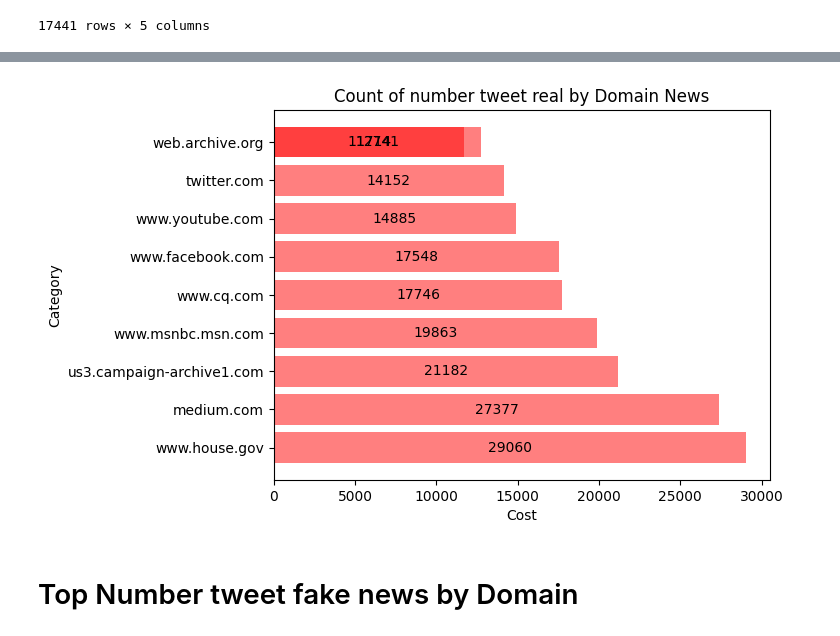
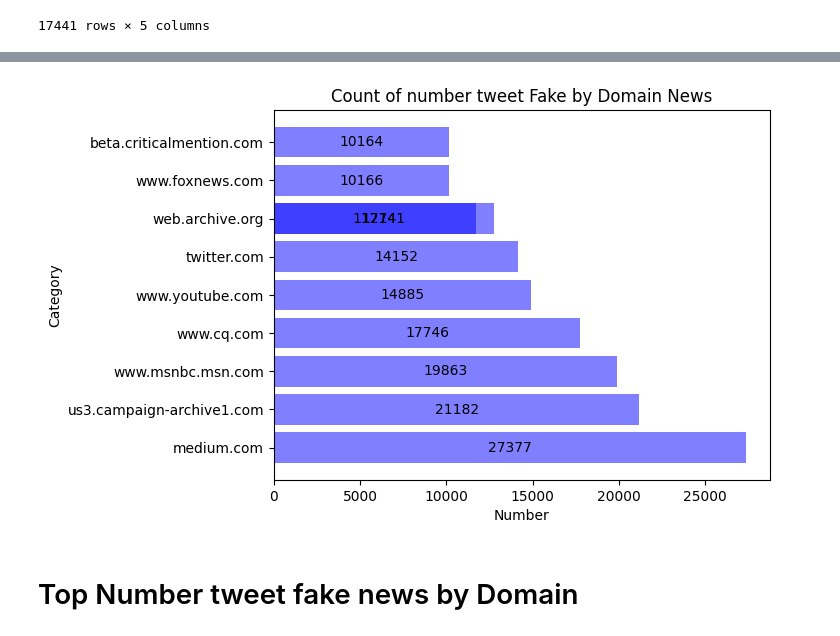
Before and after one commit to randoago/FakeNewsAnalysis, a Jupyter notebook: fakenews-analysis-randomforest.ipynb, the cells around one changed output, grey strips where cells are left out. Drawn from its saved outputs; the diff is of its cells as text; code cells hidden in the pictures.

```diff
--- a/fakenews-analysis-randomforest.ipynb
+++ b/fakenews-analysis-randomforest.ipynb
@@ -281,4 +281,4 @@ df_tweet_real
 | 10769 | John Cena and Nikki Bella tease s... | https://www.dailymail.co.uk/tvsho... | www.dailymail.co.uk | 0 | 1 |
 17441 rows × 5 columns
 # %%
-df_tweet_real = df_tweet_real.head(20)
+df_tweet_real = df_tweet_real.head(10)
@@ -285,14 +299,14 @@ df_tweet_real = df_tweet_real.head(20)
 # %%
 # First make a subplot, so that axes is available containing the function bar_label.
 fig, ax = plt.subplots()
-g=ax.barh(df_tweet_top['source_domain'],df_tweet_top['tweet_num'],color='red', alpha=0.5)
-ax.set_xlabel("Cost")
+g=ax.barh(df_tweet_real['source_domain'],df_tweet_real['tweet_num'],color='blue', alpha=0.5)
+ax.set_xlabel("Number")
 ax.set_ylabel("Category")
-plt.title('Count of number tweet real by Domain News')
+plt.title('Count of number tweet Fake by Domain News')
 ax.bar_label(g, label_type="center") # This provides the labelling, this only available at higher version. You can do pip install -U matplotlib
 plt.show()
 # %% [output]
-[figure, old version]
+[figure, new version]
 # %% [markdown]
 # Top Number tweet fake news by Domain
 # %%
```
Also changed, not shown: parts of 11 cells of this notebook.
